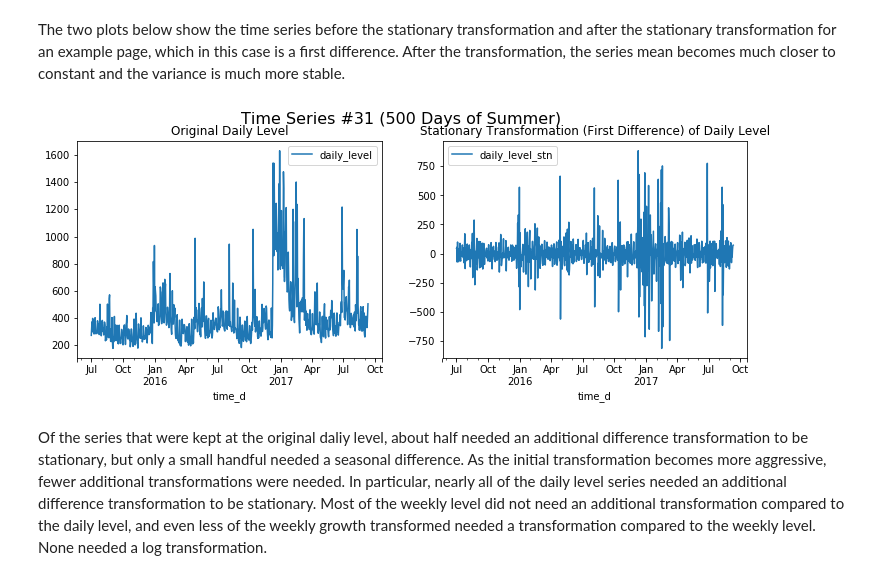
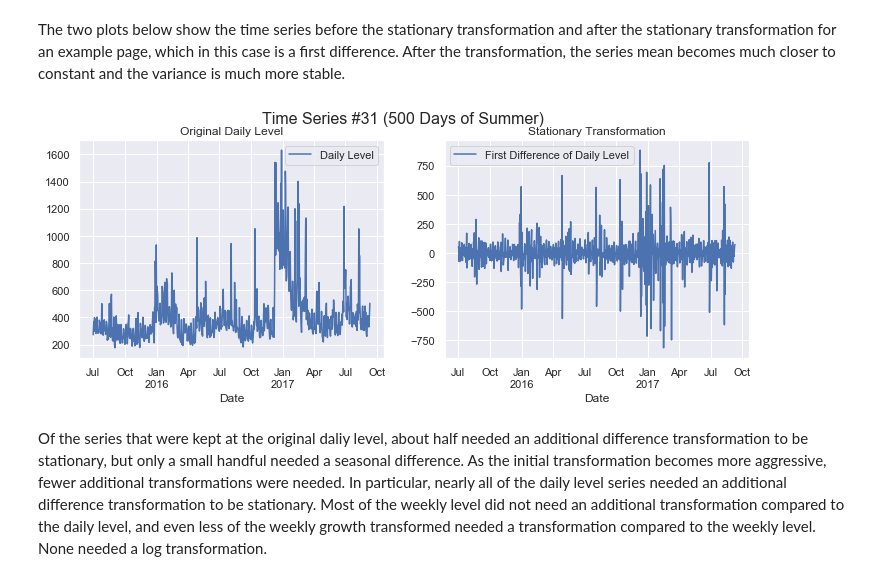
Before and after one commit to bert9bert/forecast_wiki_traffic, a Jupyter notebook: summary/Forecast_Wiki_Traffic_SummaryDetailed.ipynb, the cells around one changed output. Saved outputs shown, nothing was run; the diff lists cells and outputs as text; code cells hidden in the pictures.

```diff
--- a/summary/Forecast_Wiki_Traffic_SummaryDetailed.ipynb
+++ b/summary/Forecast_Wiki_Traffic_SummaryDetailed.ipynb
@@ -1,12 +1,16 @@
 # %%
 # import libraries and set paths
+import numpy as np
 import pandas as pd
 import pickle
 import matplotlib.pyplot as plt
+import seaborn as sns
 from IPython.display import display, Markdown, HTML, Image
 import tabulate
 
-output_fldrpath = "/media/disk1/forecast_wiki_traffic/output"
+sns.set()
+
+output_fldrpath = "C:/Users/Bertram/Dropbox/forecast_wiki_traffic/output"
 # %%
 # load stored summary details data
 d = pickle.load(open(output_fldrpath + "/summary_report_data.p", "rb"))
@@ -223,12 +279,19 @@ The two plots below show the time series before the stationary transformation an
 # %%
 fig, ax = plt.subplots(1, 2, figsize=(12,4))
 fig.suptitle("Time Series #31 (500 Days of Summer)", fontsize=16)
 
-ex3d_plotdata.loc[:,["daily_level"]].plot(title="Original Daily Level", ax=ax[0])
-ex3dStn_plotdata.loc[:,["daily_level_stn"]].plot(title="Stationary Transformation (First Difference) of Daily Level", ax=ax[1])
+ex3d_plotdata.loc[:,["daily_level"]].plot(title="Original Daily Level",
+                                          legend=False, ax=ax[0])
+ex3dStn_plotdata.loc[:,["daily_level_stn"]].plot(title="Stationary Transformation",
+                                                 legend=False, ax=ax[1])
+ax[0].legend(labels=["Daily Level"])
+ax[1].legend(labels=["First Difference of Daily Level"])
+
+ax[0].set_xlabel("Date")
+ax[1].set_xlabel("Date")
 
 plt.show()
 # %% [output]
-[figure, old version]
+[figure, new version]
 # %% [markdown]
 Of the series that were kept at the original daliy level, about half needed an additional difference transformation to be stationary, but only a small handful needed a seasonal difference. As the initial transformation becomes more aggressive, fewer additional transformations were needed. In particular, nearly all of the daily level series needed an additional difference transformation to be stationary. Most of the weekly level did not need an additional transformation compared to the daily level, and even less of the weekly growth transformed needed a transformation compared to the weekly level. None needed a log transformation.
```
Also changed, not shown: parts of 28 cells of this notebook.
